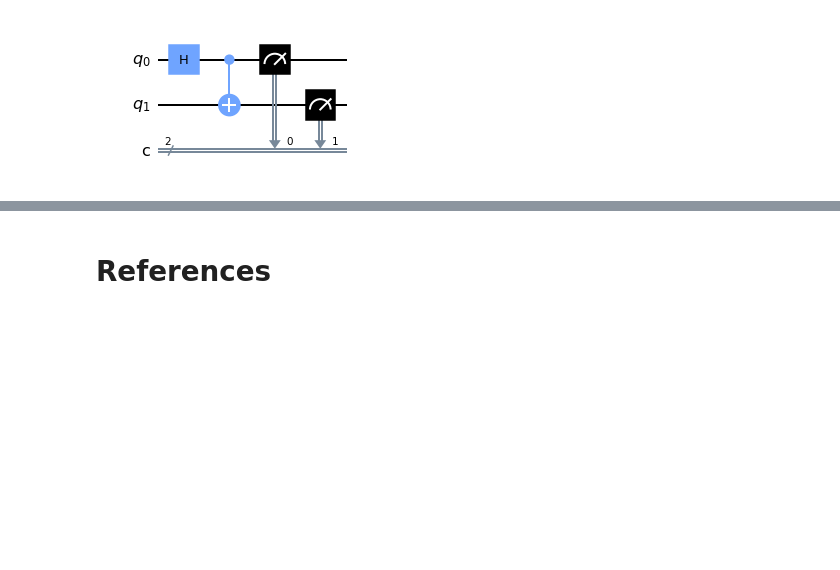
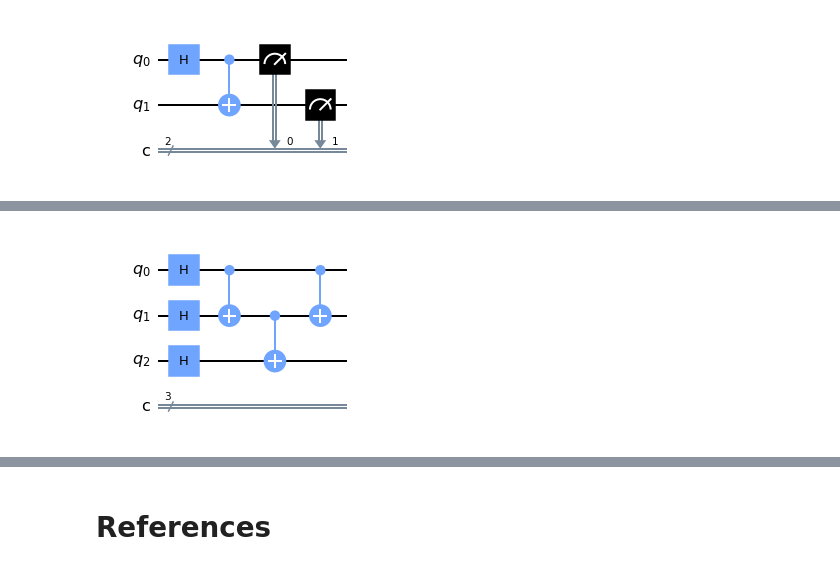
Before and after one commit to jaorduz/IntroQuantumCompu, a Jupyter notebook: NB_1/QC0_2_Qiskit.ipynb, the cells around one changed output, grey strips where cells are left out. Saved outputs shown, nothing was run; the diff lists cells and outputs as text; code cells hidden in the pictures; blank space fills up the shorter version.

```diff
--- a/NB_1/QC0_2_Qiskit.ipynb
+++ b/NB_1/QC0_2_Qiskit.ipynb
@@ -71,0 +83,7 @@ print("python version: ", python_version())
+# %%
+circuit.cx(qr[0], qr[1])
+circuit.cx(qr[1], qr[2])
+circuit.cx(qr[0], qr[1])
+circuit.draw(output='mpl')
+# %% [output]
+[figure, added]
```
Also changed, not shown: parts of 8 cells of this notebook.
